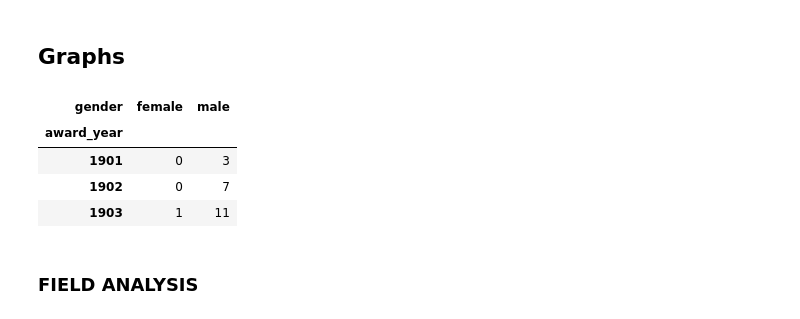
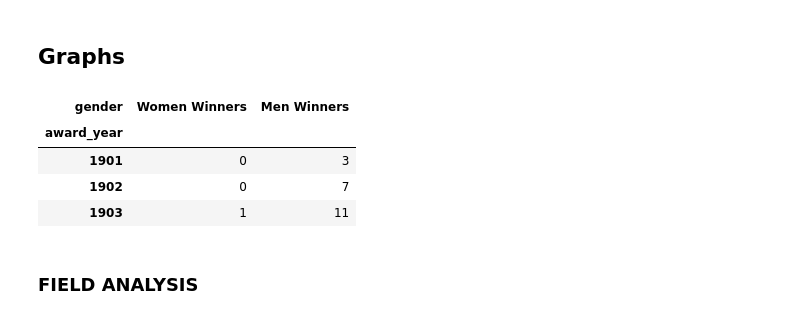
Before and after one commit to Bluceli168/IH-API-Project, a Jupyter notebook: main.ipynb, the cells around one changed output. Saved outputs shown, nothing was run; the diff lists cells and outputs as text; code cells hidden in the pictures.

```diff
--- a/main.ipynb
+++ b/main.ipynb
@@ -104,10 +167,10 @@ custom_colors = {
 # %%
 #cumulative count
 gender_cumulative = gender_df.groupby(['award_year', 'gender']).size().unstack(fill_value=0).cumsum()
-c = gender_cumulative.rename(columns={'male': 'Men Winners', 'female': 'Women Winners'})
+gender_cumulative = gender_cumulative.rename(columns={'male': 'Men Winners', 'female': 'Women Winners'})
 display(gender_cumulative.head(3))
 # %% [output]
-| gender | female | male |
+| gender | Women Winners | Men Winners |
 | award_year |  |  |
 | 1901 | 0 | 3 |
 | 1902 | 0 | 7 |
```
Also changed, not shown: parts of 15 cells of this notebook, 1 other file.
